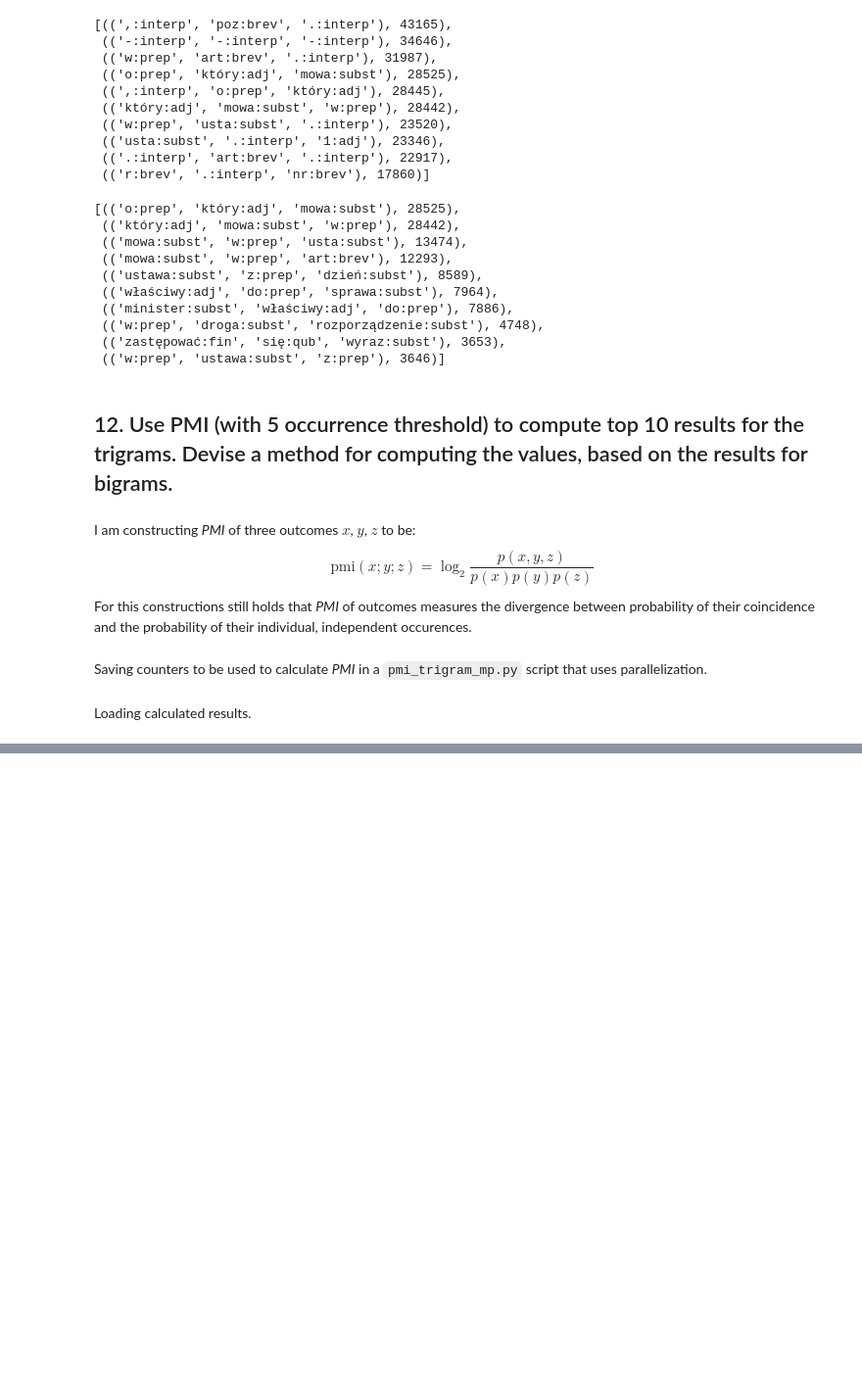
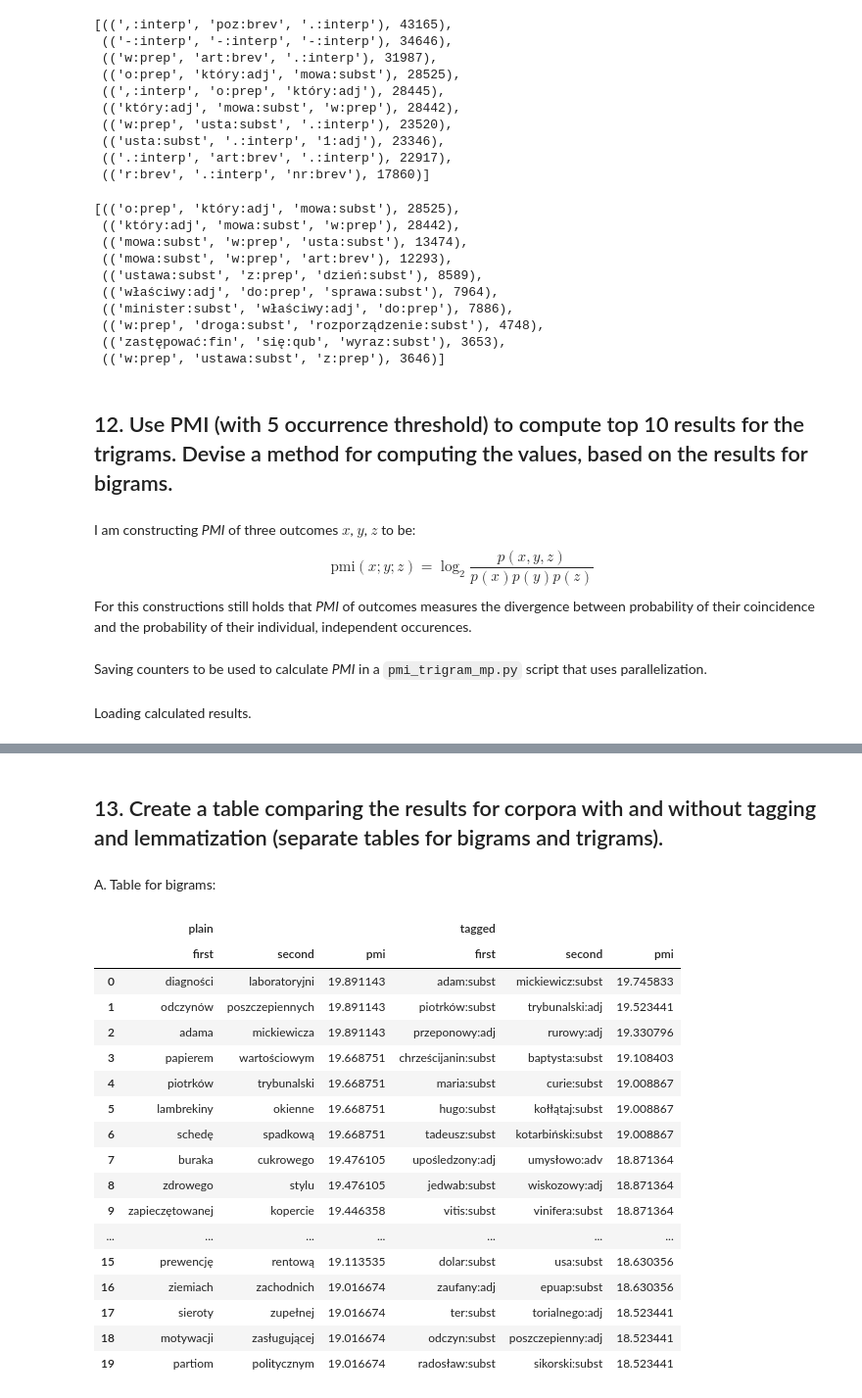
Before and after one commit to mwojtulewicz/agh-nlp, a Jupyter notebook: 04-multiword/multiword.ipynb, the cells around one changed output, grey strips where cells are left out. Shown: that part at 98% size. Cells and saved outputs as stored; diff of their text form; code cells hidden in the pictures; blank space fills up the shorter version.

```diff
--- a/04-multiword/multiword.ipynb
+++ b/04-multiword/multiword.ipynb
@@ -273,10 +281,14 @@ Saving counters to be used to calculate _PMI_ in a `pmi_bigram_mp.py` script tha
 dump_counter(tag_bigrams_counter, "tag_bigrams_counter")
 dump_counter(tag_bigrams_filtered_counter, "tag_bigrams_filtered_counter")
 dump_counter(tag_tokens_counter, "tag_tokens_counter")
+# %%
+tag_bigrams_counter = load_counter("tag_bigrams_counter")
+tag_bigrams_filtered_counter = load_counter("tag_bigrams_filtered_counter")
+tag_tokens_counter = load_counter("tag_tokens_counter")
 # %% [markdown]
 Loading calculated results.
 # %%
-tag_bigrams_pmi = pickle.load(open("tag_pmi_results.p", "rb"))
+tag_bigrams_pmi = pickle.load(open("saved/tag_bigram_pmi_results.p", "rb"))
 # %% [markdown]
 Top 10 bigrams with any number of occurrences.
 # %%
@@ -412,0 +503,2 @@ Loading calculated results.
+# %% [markdown]
+## 13. Create a table comparing the results for corpora with and without tagging and lemmatization (separate tables for bigrams and trigrams).
@@ -412,0 +509,42 @@ Loading calculated results.
+# %% [markdown]
+A. Table for bigrams:
+# %%
+plain_bigrams_df = pd.DataFrame.from_records(
+    data=[
+        (first, second, pmi)
+        for ((first, second), pmi) in sorted(bigrams_pmi_5, key=pmi_sort_fn)[:20]
+    ],
+    columns=["plain_first", "plain_second", "plain_pmi"],
+)
+
+tag_bigrams_df = pd.DataFrame.from_records(
+    data=[
+        (first, second, pmi)
+        for ((first, second), pmi) in sorted(tag_bigrams_pmi_5, key=pmi_sort_fn)[:20]
+    ],
+    columns=["tagged_first", "tagged_second", "tagged_pmi"],
+)
+# %%
+bigrams_df = pd.concat((plain_bigrams_df, tag_bigrams_df), axis=1)
+bigrams_df.columns = bigrams_df.columns.str.split("_", expand=True)
+
+bigrams_df
+# %% [output]
+|  | plain |  |  | tagged |  |  |
+|  | first | second | pmi | first | second | pmi |
+| 0 | diagności | laboratoryjni | 19.891143 | adam:subst | mickiewicz:subst | 19.745833 |
+| 1 | odczynów | poszczepiennych | 19.891143 | piotrków:subst | trybunalski:adj | 19.523441 |
+| 2 | adama | mickiewicza | 19.891143 | przeponowy:adj | rurowy:adj | 19.330796 |
+| 3 | papierem | wartościowym | 19.668751 | chrześcijanin:subst | baptysta:subst | 19.108403 |
+| 4 | piotrków | trybunalski | 19.668751 | maria:subst | curie:subst | 19.008867 |
+| 5 | lambrekiny | okienne | 19.668751 | hugo:subst | kołłątaj:subst | 19.008867 |
+| 6 | schedę | spadkową | 19.668751 | tadeusz:subst | kotarbiński:subst | 19.008867 |
+| 7 | buraka | cukrowego | 19.476105 | upośledzony:adj | umysłowo:adv | 18.871364 |
+| 8 | zdrowego | stylu | 19.476105 | jedwab:subst | wiskozowy:adj | 18.871364 |
+| 9 | zapieczętowanej | kopercie | 19.446358 | vitis:subst | vinifera:subst | 18.871364 |
+| ... | ... | ... | ... | ... | ... | ... |
+| 15 | prewencję | rentową | 19.113535 | dolar:subst | usa:subst | 18.630356 |
+| 16 | ziemiach | zachodnich | 19.016674 | zaufany:adj | epuap:subst | 18.630356 |
+| 17 | sieroty | zupełnej | 19.016674 | ter:subst | torialnego:adj | 18.523441 |
+| 18 | motywacji | zasługującej | 19.016674 | odczyn:subst | poszczepienny:adj | 18.523441 |
+| 19 | partiom | politycznym | 19.016674 | radosław:subst | sikorski:subst | 18.523441 |
```
Also changed, not shown: parts of 23 cells of this notebook, 2 other files.
